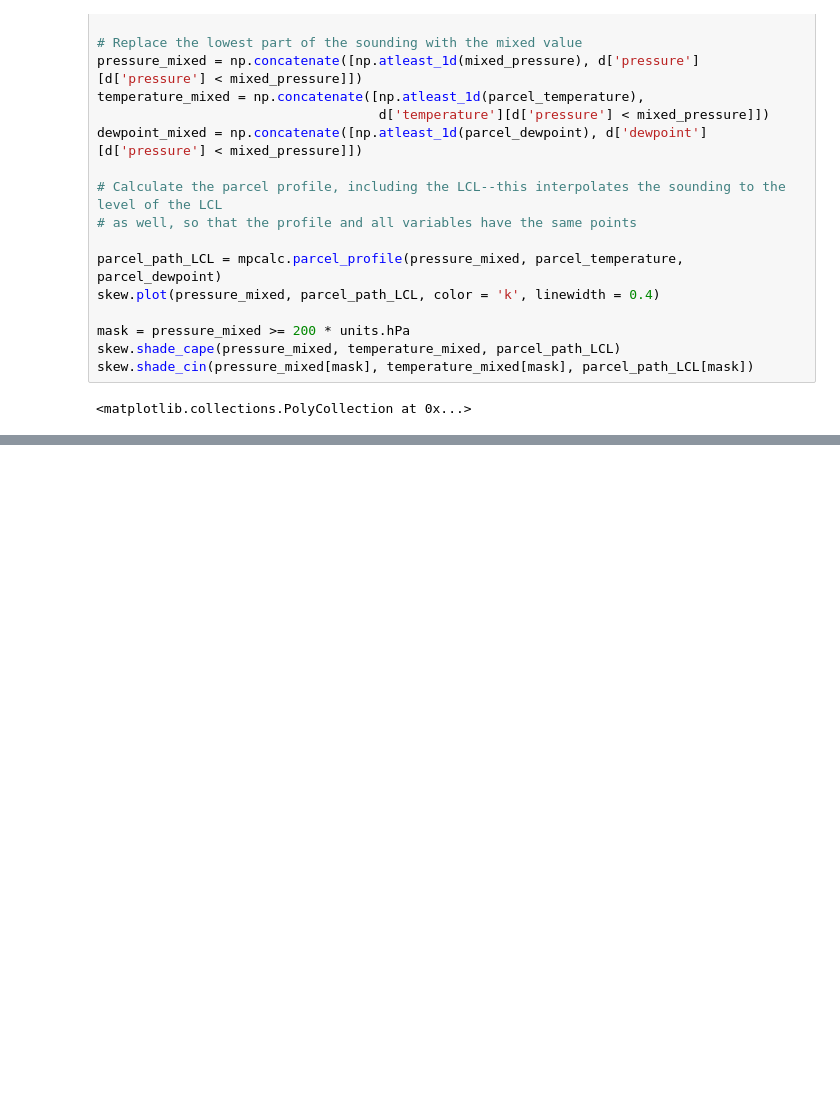
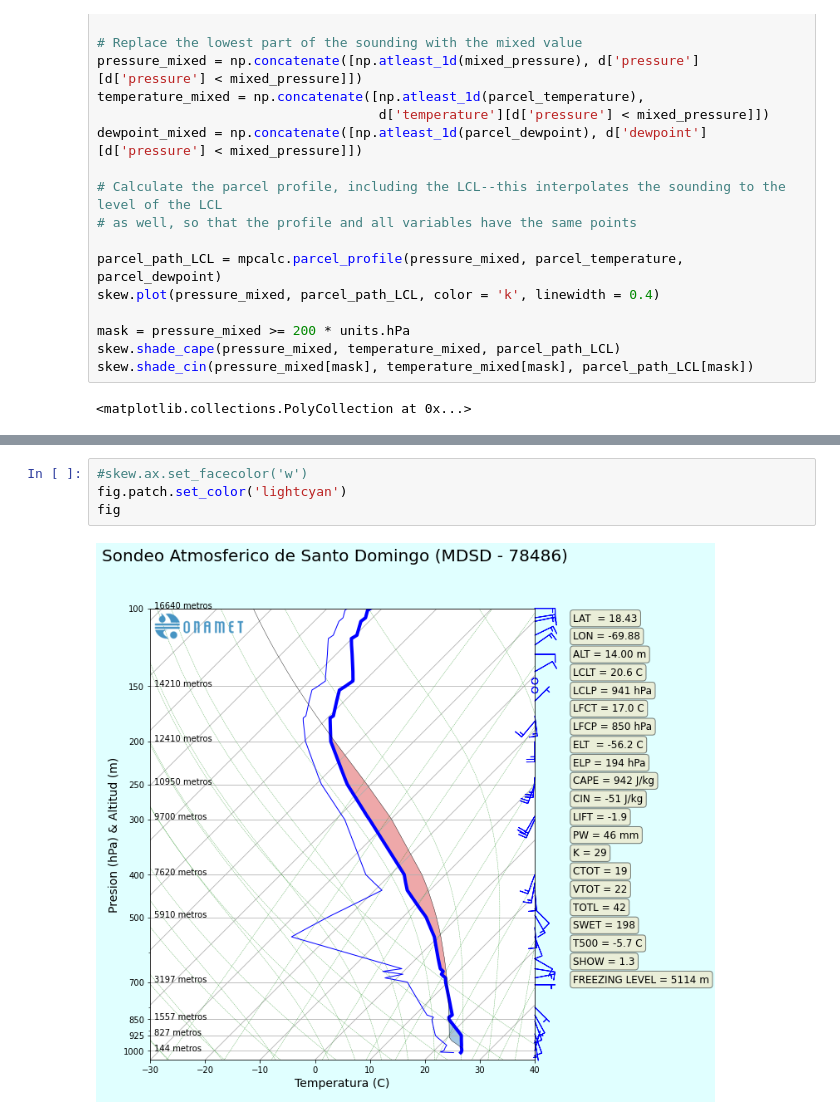
Before and after one commit to jmedinah09/UnidataProjects, a Jupyter notebook: sounding_plot_project/sounding_plot.ipynb, the cells around one changed output, grey strips where cells are left out. Drawn from its saved outputs; the diff is of its cells as text; blank space fills up the shorter version.

```diff
--- a/sounding_plot_project/sounding_plot.ipynb
+++ b/sounding_plot_project/sounding_plot.ipynb
@@ -180,0 +193,6 @@ fig
+# %%
+#skew.ax.set_facecolor('w')
+fig.patch.set_color('lightcyan')
+fig
+# %% [output]
+[figure, added]
```
Also changed, not shown: parts of 7 cells of this notebook, 5 other files.
